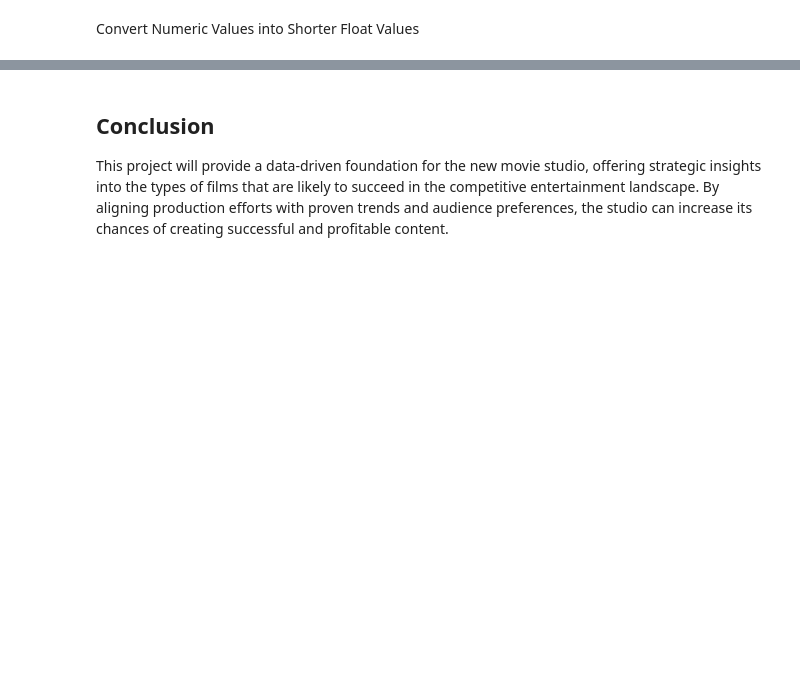
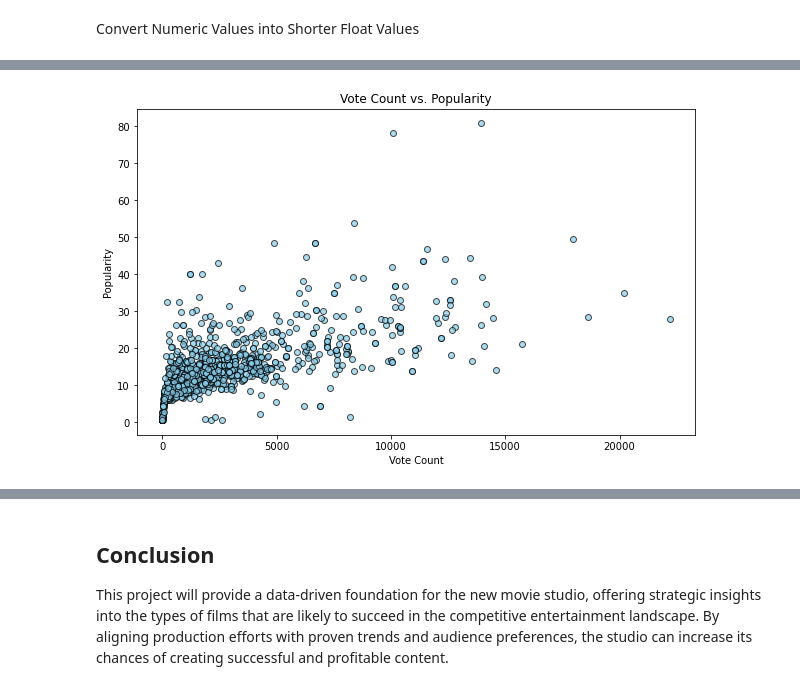
Before and after one commit to Tatianaceline/dsc-phase-2-project-v3, a Jupyter notebook: student.ipynb, the cells around one changed output, grey strips where cells are left out. Cells and saved outputs as stored; diff of their text form; code cells hidden in the pictures; blank space fills up the shorter version.

```diff
--- a/student.ipynb
+++ b/student.ipynb
@@ -523,0 +611,9 @@ print(merged_df.head())
+# %%
+plt.figure(figsize=(10, 6))
+plt.scatter(cleaned_df['vote_count'], cleaned_df['popularity'], color='skyblue', edgecolor='black', alpha=0.7)
+plt.title('Vote Count vs. Popularity')
+plt.xlabel('Vote Count')
+plt.ylabel('Popularity')
+plt.show()
+# %% [output]
+[figure, added]
```
Also changed, not shown: parts of 34 cells of this notebook.
